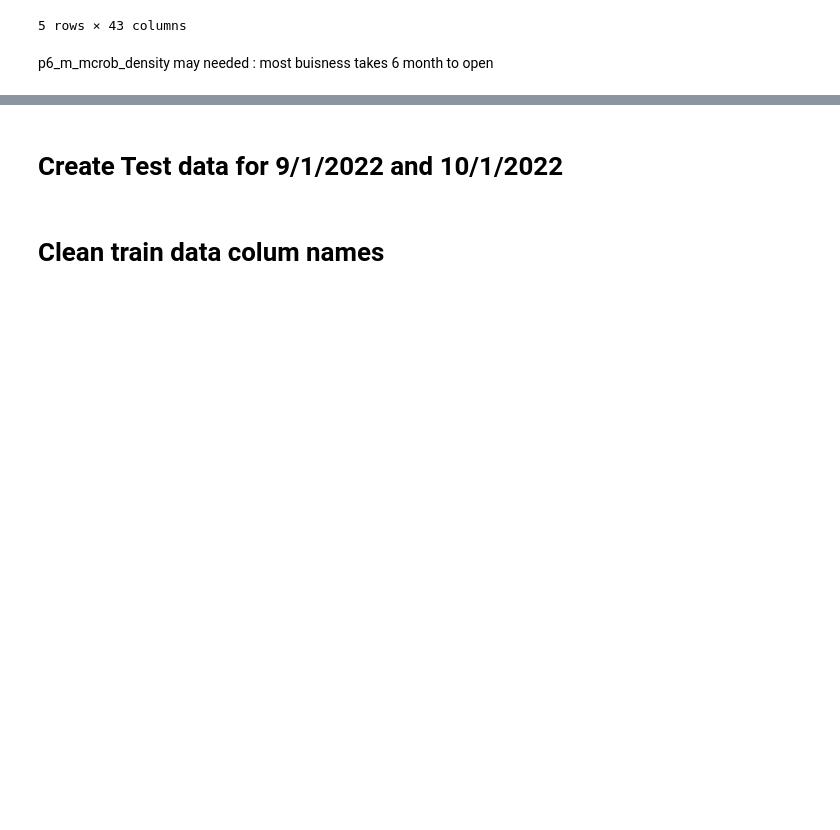
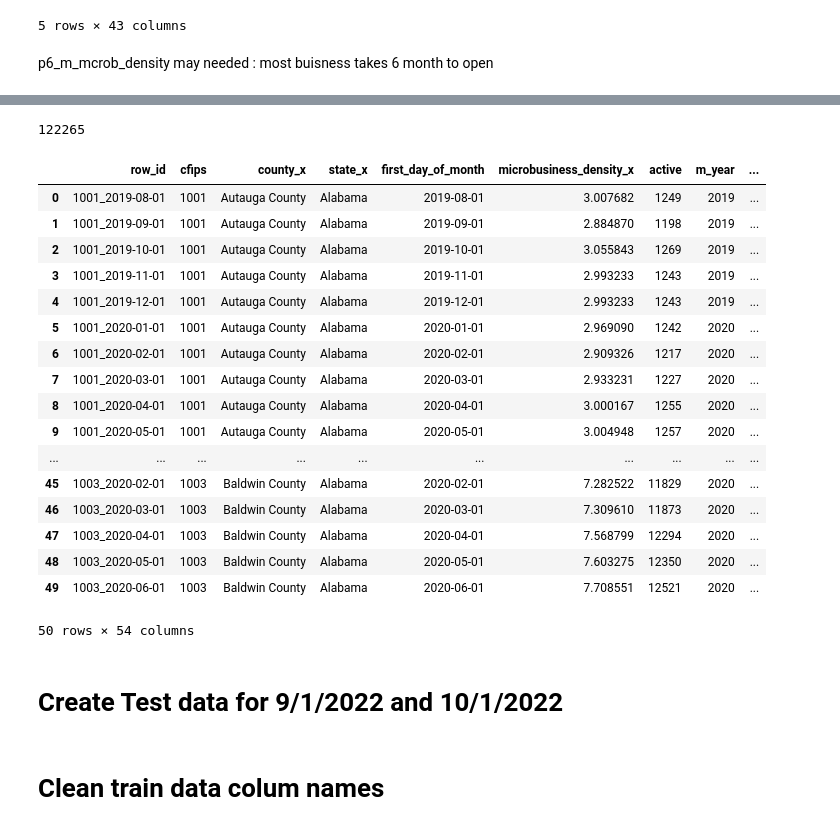
Before and after one commit to Joheun-Kang/microb, a Jupyter notebook: notebook/microb.ipynb, the cells around one changed output, grey strips where cells are left out. Drawn from its saved outputs; the diff is of its cells as text; code cells hidden in the pictures; blank space fills up the shorter version.

```diff
--- a/notebook/microb.ipynb
+++ b/notebook/microb.ipynb
@@ -239,0 +327,3 @@ df_covid1.head()
+# %%
+covid_all = covid_all.reset_index(drop=True)
+covid_all.head()
@@ -243,0 +353,10 @@ print(len(df_covid1))
+# %%
+def rename_fips_2_cfips(df):
+  df = df.rename(columns = {'fips':'cfips'})
+  df = df.astype({"cfips": int})
+  return df
+
+def merge_with_covid(df,covid_df):
+  return pd.merge(df,covid_df,how= "left",on=["cfips","first_day_of_p1_m"])
+# %%
+covid_all = rename_fips_2_cfips(covid_all)
@@ -243,0 +372,25 @@ print(len(df_covid1))
+# %%
+final_df = merge_with_covid(d,covid_all)
+# %%
+print(len(final_df))
+final_df.head(50)
+# %% [output]
+122265
+|  | row_id | cfips | county_x | state_x | first_day_of_month | microbusiness_density_x | active | m_year | ... |
+| 0 | 1001_2019-08-01 | 1001 | Autauga County | Alabama | 2019-08-01 | 3.007682 | 1249 | 2019 | ... |
+| 1 | 1001_2019-09-01 | 1001 | Autauga County | Alabama | 2019-09-01 | 2.884870 | 1198 | 2019 | ... |
+| 2 | 1001_2019-10-01 | 1001 | Autauga County | Alabama | 2019-10-01 | 3.055843 | 1269 | 2019 | ... |
+| 3 | 1001_2019-11-01 | 1001 | Autauga County | Alabama | 2019-11-01 | 2.993233 | 1243 | 2019 | ... |
+| 4 | 1001_2019-12-01 | 1001 | Autauga County | Alabama | 2019-12-01 | 2.993233 | 1243 | 2019 | ... |
+| 5 | 1001_2020-01-01 | 1001 | Autauga County | Alabama | 2020-01-01 | 2.969090 | 1242 | 2020 | ... |
+| 6 | 1001_2020-02-01 | 1001 | Autauga County | Alabama | 2020-02-01 | 2.909326 | 1217 | 2020 | ... |
+| 7 | 1001_2020-03-01 | 1001 | Autauga County | Alabama | 2020-03-01 | 2.933231 | 1227 | 2020 | ... |
+| 8 | 1001_2020-04-01 | 1001 | Autauga County | Alabama | 2020-04-01 | 3.000167 | 1255 | 2020 | ... |
+| 9 | 1001_2020-05-01 | 1001 | Autauga County | Alabama | 2020-05-01 | 3.004948 | 1257 | 2020 | ... |
+| ... | ... | ... | ... | ... | ... | ... | ... | ... | ... |
+| 45 | 1003_2020-02-01 | 1003 | Baldwin County | Alabama | 2020-02-01 | 7.282522 | 11829 | 2020 | ... |
+| 46 | 1003_2020-03-01 | 1003 | Baldwin County | Alabama | 2020-03-01 | 7.309610 | 11873 | 2020 | ... |
+| 47 | 1003_2020-04-01 | 1003 | Baldwin County | Alabama | 2020-04-01 | 7.568799 | 12294 | 2020 | ... |
+| 48 | 1003_2020-05-01 | 1003 | Baldwin County | Alabama | 2020-05-01 | 7.603275 | 12350 | 2020 | ... |
+| 49 | 1003_2020-06-01 | 1003 | Baldwin County | Alabama | 2020-06-01 | 7.708551 | 12521 | 2020 | ... |
+50 rows × 54 columns
```
Also changed, not shown: parts of 25 cells of this notebook.
